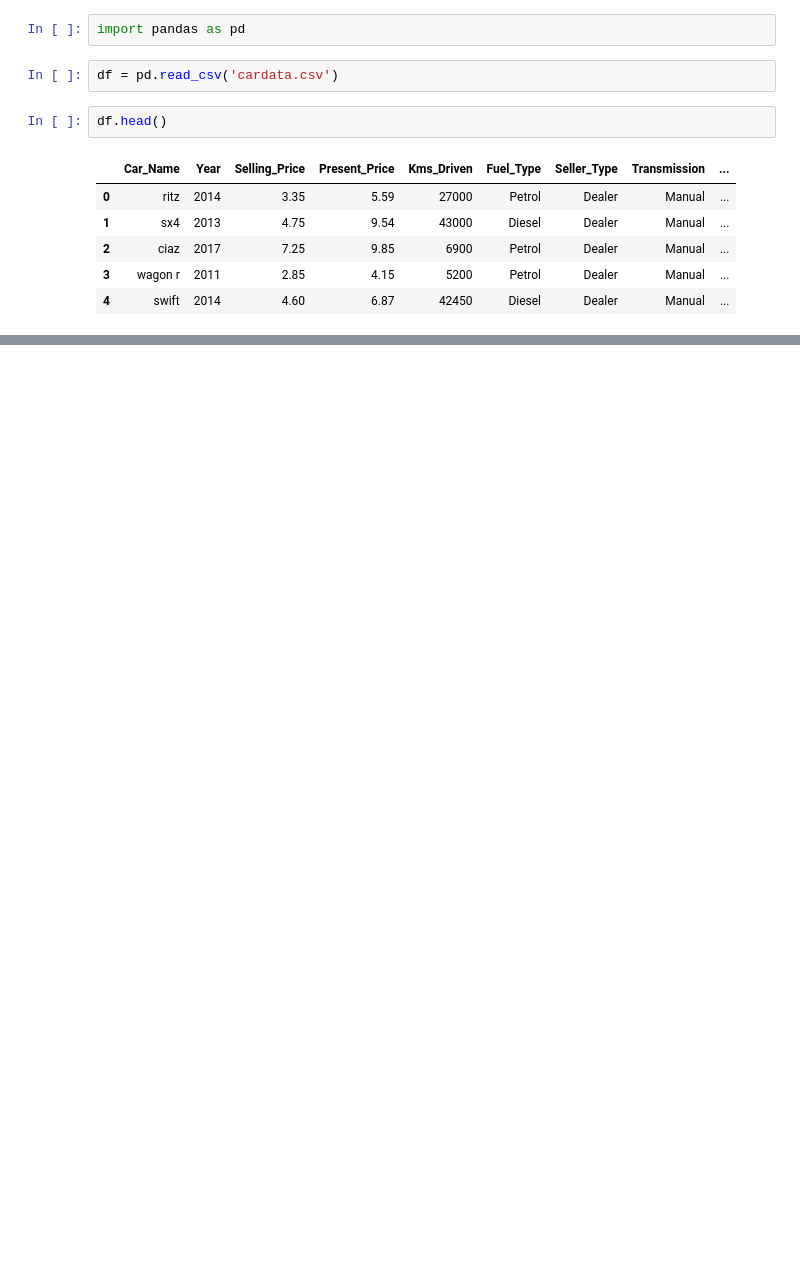
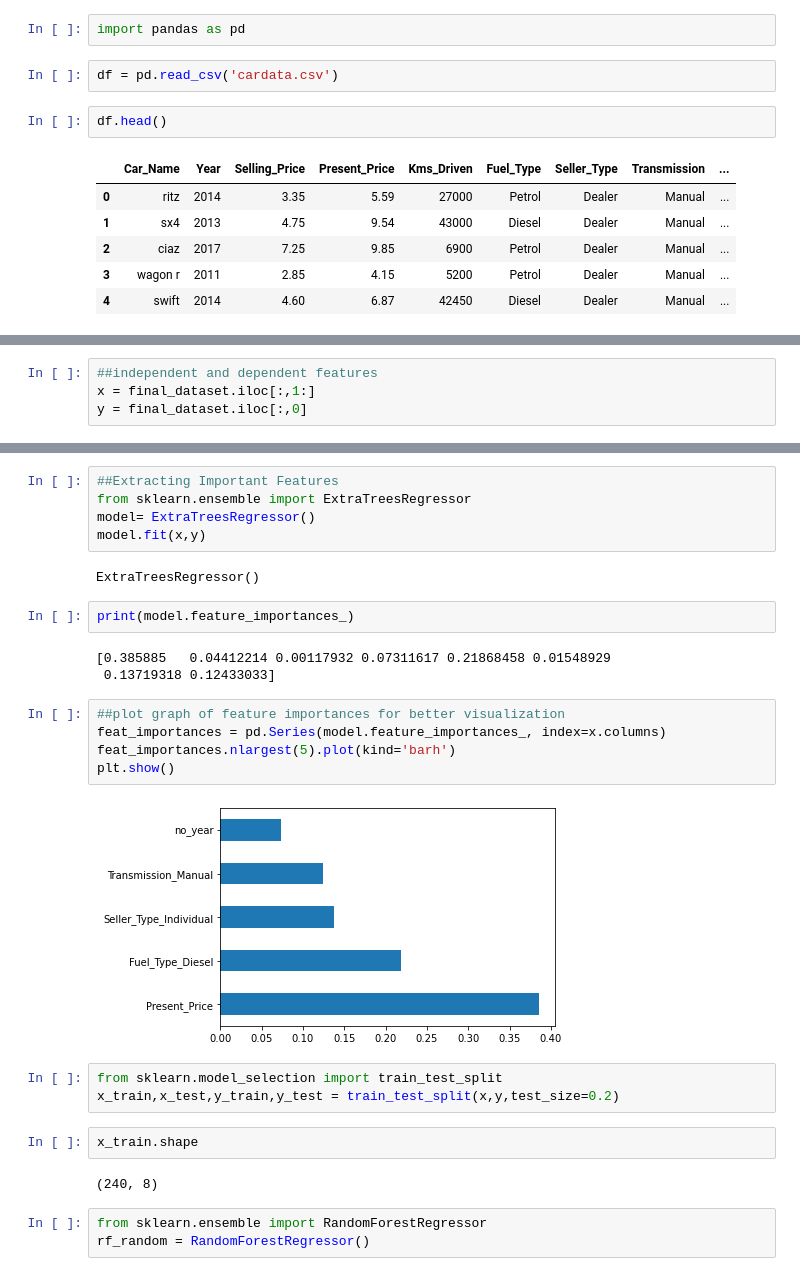
Before and after one commit to amitu2016/CardekhoMlProject, a Jupyter notebook: carprediction.ipynb, the cells around one changed output, grey strips where cells are left out. Cells and saved outputs as stored; diff of their text form; blank space fills up the shorter version.

```diff
--- a/carprediction.ipynb
+++ b/carprediction.ipynb
@@ -13,0 +161,4 @@ df.head()
+# %%
+##independent and dependent features
+x = final_dataset.iloc[:,1:]
+y = final_dataset.iloc[:,0]
@@ -13,0 +183,29 @@ df.head()
+# %%
+##Extracting Important Features
+from sklearn.ensemble import ExtraTreesRegressor
+model= ExtraTreesRegressor()
+model.fit(x,y)
+# %% [output]
+ExtraTreesRegressor()
+# %%
+print(model.feature_importances_)
+# %% [output]
+[0.385885   0.04412214 0.00117932 0.07311617 0.21868458 0.01548929
+ 0.13719318 0.12433033]
+# %%
+##plot graph of feature importances for better visualization
+feat_importances = pd.Series(model.feature_importances_, index=x.columns)
+feat_importances.nlargest(5).plot(kind='barh')
+plt.show()
+# %% [output]
+[figure, added]
+# %%
+from sklearn.model_selection import train_test_split
+x_train,x_test,y_train,y_test = train_test_split(x,y,test_size=0.2)
+# %%
+x_train.shape
+# %% [output]
+(240, 8)
+# %%
+from sklearn.ensemble import RandomForestRegressor
+rf_random = RandomForestRegressor()
```
Also changed, not shown: parts of 35 cells of this notebook, 6 other files.
